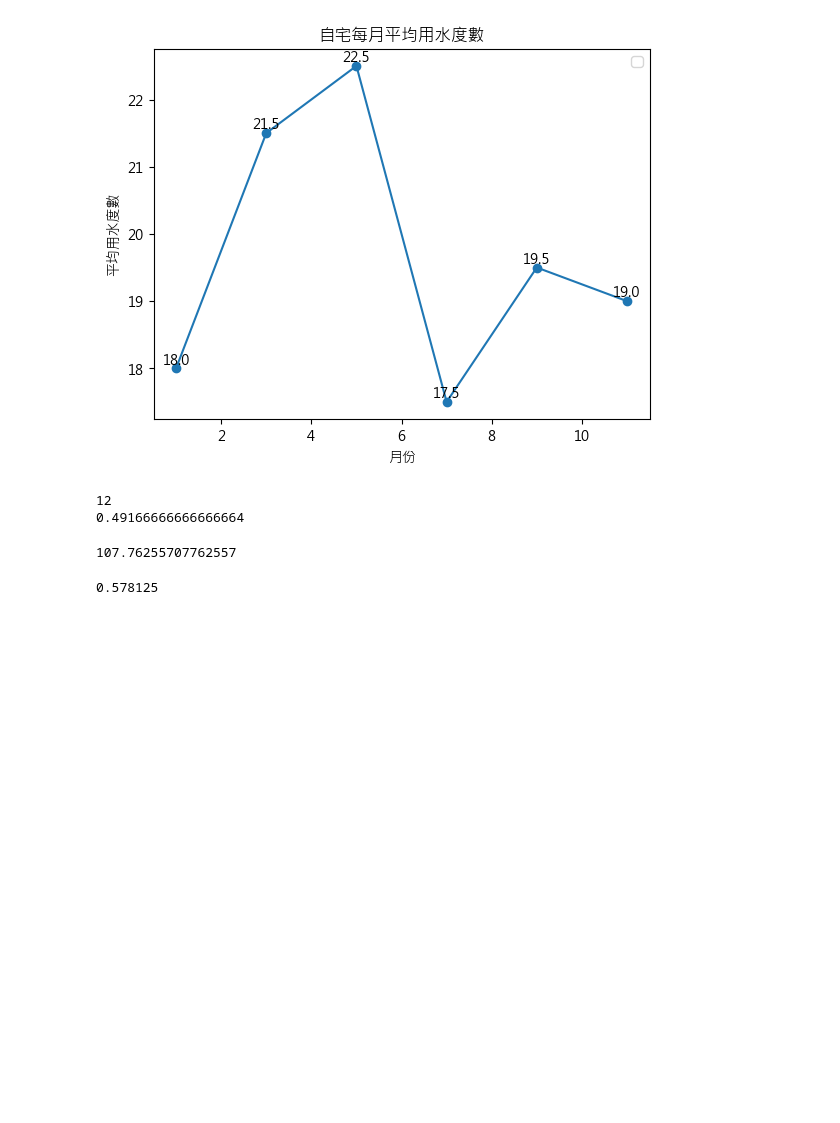
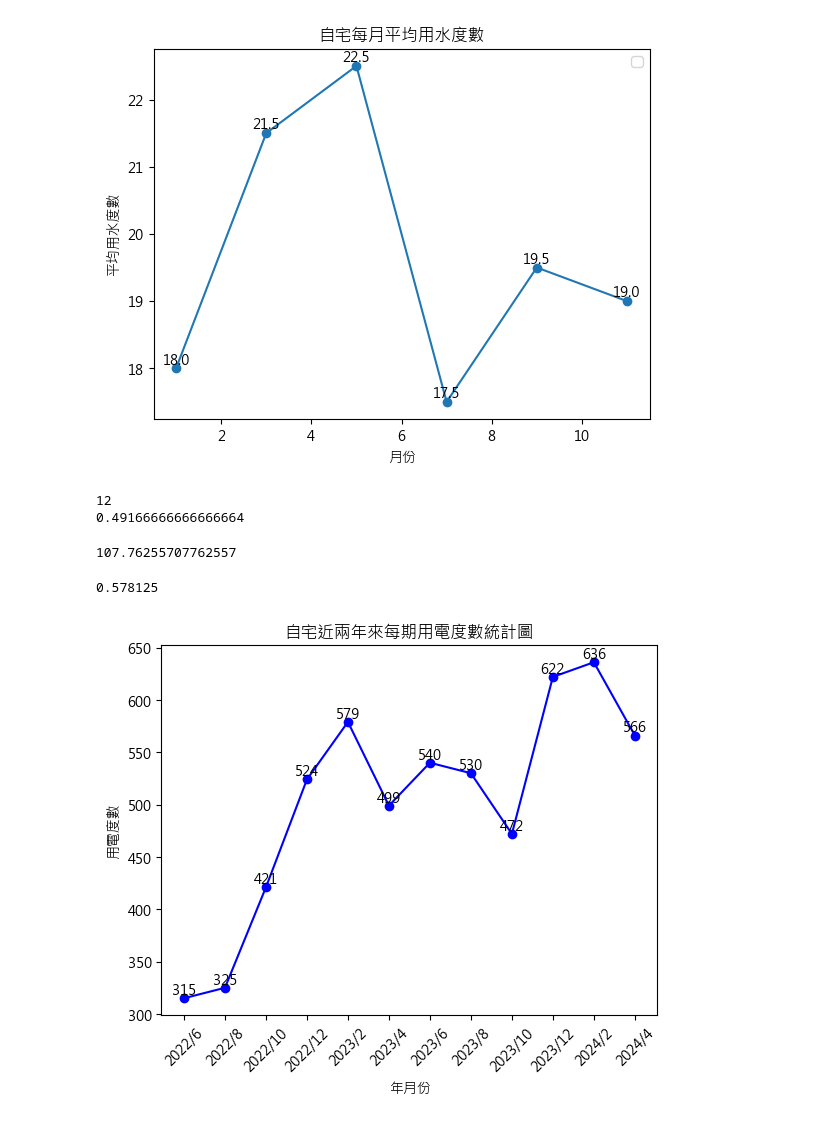
Before and after one commit to GeorgeCheng1023/green-building-mid, a Jupyter notebook: green.ipynb, the cells around one changed output. Drawn from its saved outputs; the diff is of its cells as text; code cells hidden in the pictures; blank space fills up the shorter version.

Commit message:
feat: power usage analyze

```diff
--- a/green.ipynb
+++ b/green.ipynb
@@ -293,3 +294,83 @@ print(water_per_day / 3)
 print((400 * 300 * 3 + 100 * 100 ) / (400 * 400 * 4))
 # %% [output]
 0.578125
+# %%
+powerData = {
+    "2022/6":315,
+    "2022/8":325,
+    "2022/10": 421,
+    "2022/12": 524,
+    "2023/2" : 579,
+    "2023/4": 499,
+    "2023/6": 540,
+    "2023/8": 530,
+    "2023/10": 472,
+    "2023/12": 622,
+    "2024/2": 636,
+    "2024/4": 566,
+}
+
+
+months = list(powerData.keys())
+usage = list(powerData.values())
+
+# Plot the data
+plt.plot(months, usage, marker='o', linestyle='-', color='blue')
+
+# Annotate each point with its y value
+for i, u in enumerate(usage):
+    plt.text(months[i], u, str(u), ha='center', va='bottom')
+
+# Set the title and labels
+title="自宅近兩年來每期用電度數統計圖"
+plt.title(title)
+plt.xlabel('年月份')
+plt.ylabel('用電度數')
+
+# Rotate x-axis labels for better visibility
+plt.xticks(rotation=45)
+
+# Save and show the plot
+plt.savefig(title + '.png', bbox_inches='tight')
+plt.show()
+
+formattedData = {}
+
+for key in powerData:
+    year, month = key.split('/')
+    formattedKey = f"{int(year)}-{month}"
+    date = datetime.datetime.strptime(formattedKey, "%Y-%m")
+    formattedData[date] = powerData[key]
+
+from collections import defaultdict
+
+avg_dict = defaultdict(list)
+
+for date, value in formattedData.items():
+    month = date.month
+    avg_dict[month].append(value)
+
+avg_data = {month: sum(values) / len(values) for month, values in avg_dict.items()}
+avg_data = dict(sorted(avg_data.items()))
+
+# Plot the data
+plt.plot(avg_data.keys(), avg_data.values(), marker='o', linestyle='-')
+
+# Add the value of y on each dot
+for x, y in avg_data.items():
+    plt.text(x, y, str(y), ha='center', va='bottom')
+
+# Set the title and labels for the plot
+title = '自宅每月平均用電度數'
+plt.title(title)
+plt.xlabel('月份')
+plt.ylabel('平均用電度數')
+
+# Add a legend
+plt.legend()
+
+# Show the plot
+plt.savefig(title + '.png', bbox_inches='tight')
+plt.show()
+# %% [output]
+[figure, added]
```
Also changed, not shown: parts of 3 cells of this notebook, 2 other files.
